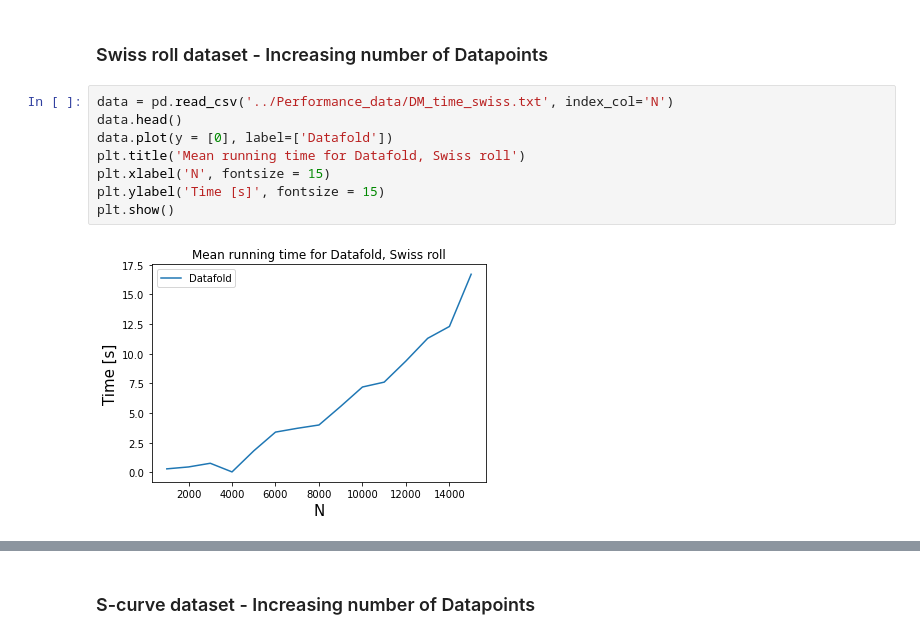
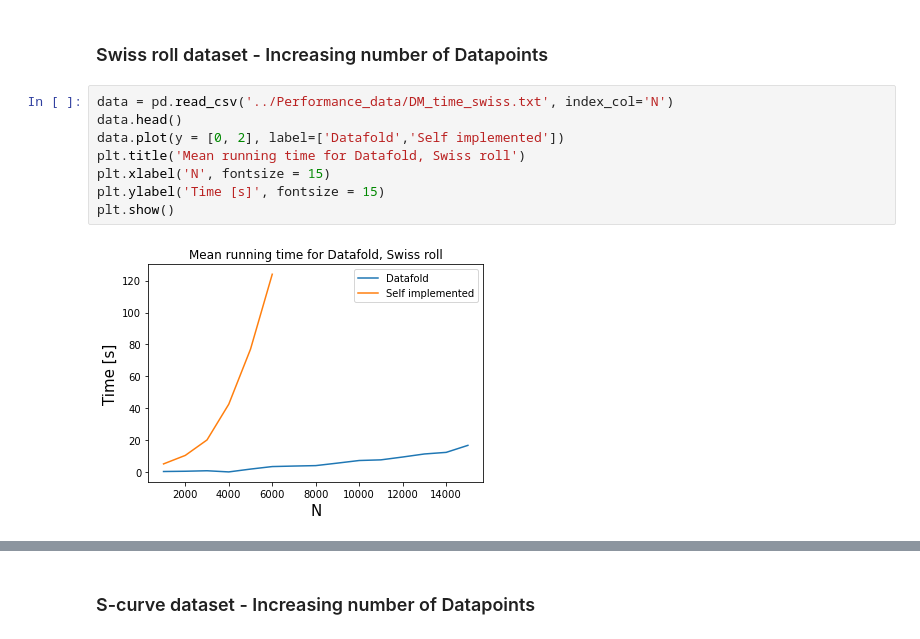
Before and after one commit to evtodorov/MLCMS, a Jupyter notebook: Final_Project/Diffusion_Maps/Diffusion_maps_Performance.ipynb, the cells around one changed output, grey strips where cells are left out. Drawn from its saved outputs; the diff is of its cells as text.

```diff
--- a/Final_Project/Diffusion_Maps/Diffusion_maps_Performance.ipynb
+++ b/Final_Project/Diffusion_Maps/Diffusion_maps_Performance.ipynb
@@ -17,10 +14,10 @@ The autoreload extension is already loaded. To reload it, use:
 # %%
 data = pd.read_csv('../Performance_data/DM_time_swiss.txt', index_col='N')
 data.head()
-data.plot(y = [0], label=['Datafold'])
+data.plot(y = [0, 2], label=['Datafold','Self implemented'])
 plt.title('Mean running time for Datafold, Swiss roll')
 plt.xlabel('N', fontsize = 15)
 plt.ylabel('Time [s]', fontsize = 15)
 plt.show()
 # %% [output]
-[figure, old version]
+[figure, new version]
```
Also changed, not shown: parts of 8 cells of this notebook, 5 other files.
